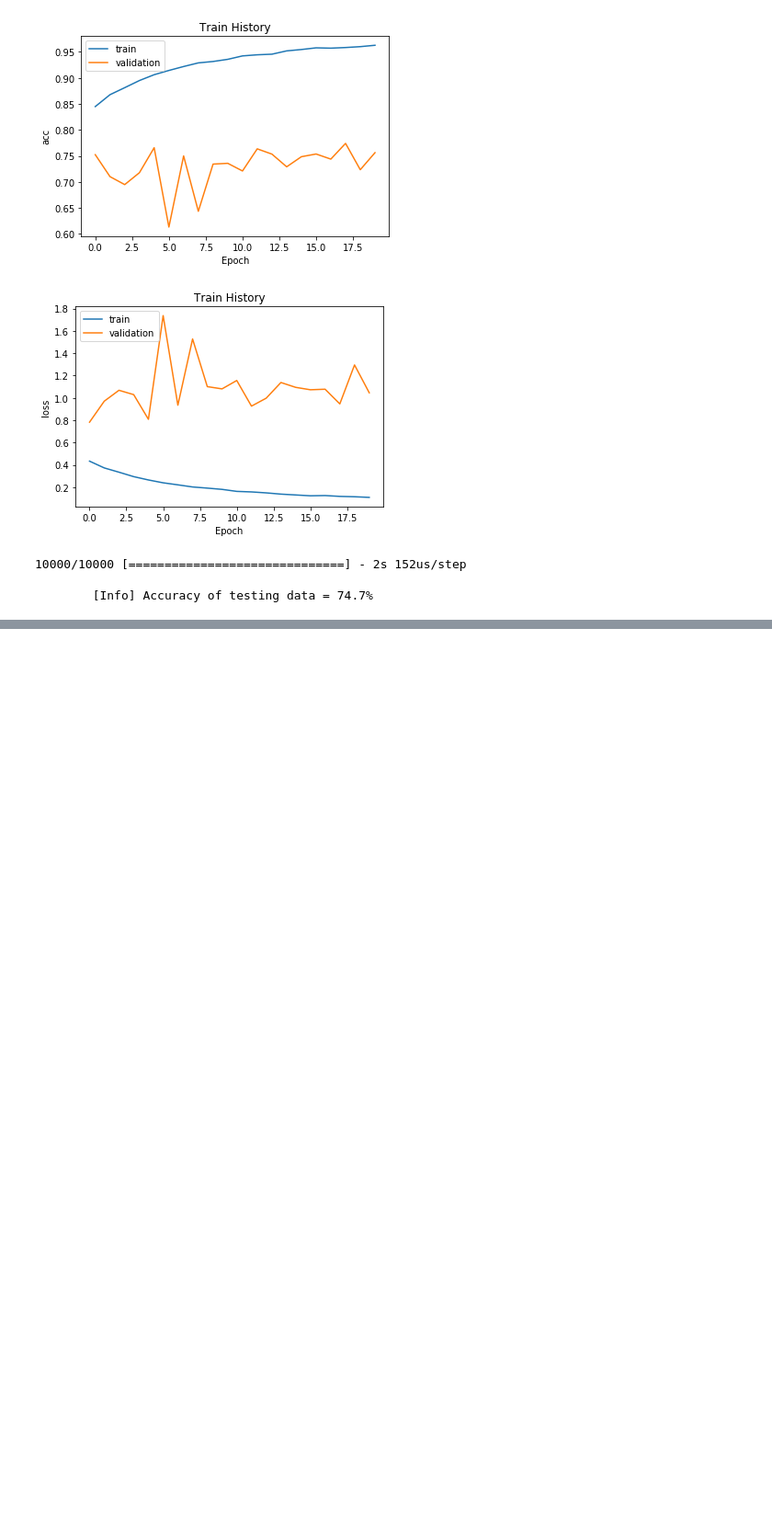
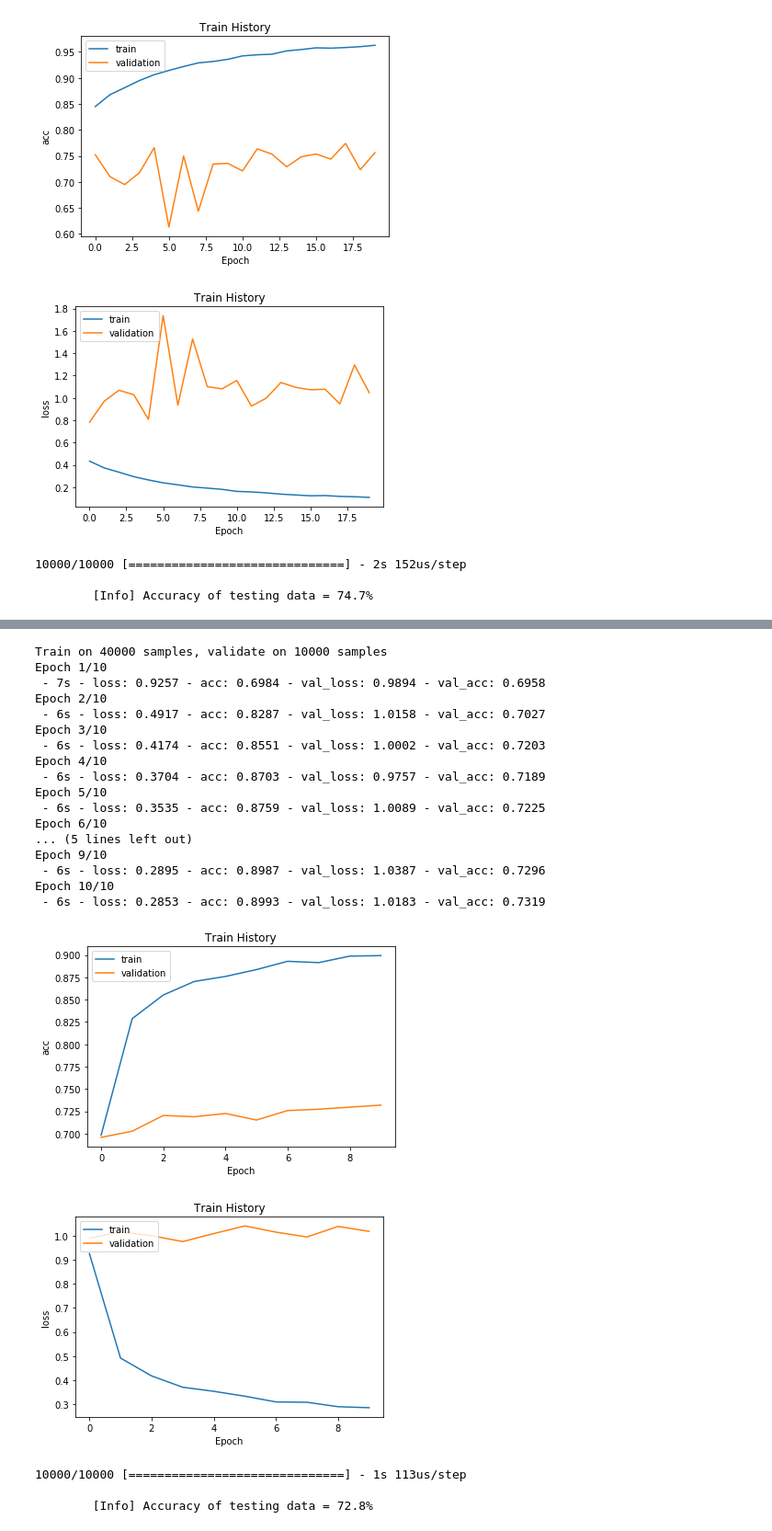
Before and after one commit to handsomekiwi/JupyterPractice, a Jupyter notebook: ML_course_HW/Y2019 HW10_1.ipynb, the cells around one changed output, grey strips where cells are left out. Shown at 92% size. Drawn from its saved outputs; the diff is of its cells as text; code cells hidden in the pictures; blank space fills up the shorter version.

```diff
--- a/ML_course_HW/Y2019 HW10_1.ipynb
+++ b/ML_course_HW/Y2019 HW10_1.ipynb
@@ -216,0 +396,34 @@ Epoch 20/20
+# %%
+from keras.optimizers import SGD
+sgd = SGD(momentum=0.9)
+model.compile(loss='categorical_crossentropy',optimizer=sgd,metrics=['accuracy'])
+
+train_history=model.fit(x=x_train_normalize, y=y_train_onehot, validation_split=0.2, epochs=10, batch_size=128,verbose=2)
+show_train_history(train_history, 'acc', 'val_acc')
+show_train_history(train_history, 'loss', 'val_loss')
+scores = model.evaluate(x_test_normalize, y_test_onehot)
+print()
+print("\t[Info] Accuracy of testing data = {:2.1f}%".format(scores[1]*100.0))
+# %% [output]
+Train on 40000 samples, validate on 10000 samples
+Epoch 1/10
+ - 7s - loss: 0.9257 - acc: 0.6984 - val_loss: 0.9894 - val_acc: 0.6958
+Epoch 2/10
+ - 6s - loss: 0.4917 - acc: 0.8287 - val_loss: 1.0158 - val_acc: 0.7027
+Epoch 3/10
+ - 6s - loss: 0.4174 - acc: 0.8551 - val_loss: 1.0002 - val_acc: 0.7203
+Epoch 4/10
+ - 6s - loss: 0.3704 - acc: 0.8703 - val_loss: 0.9757 - val_acc: 0.7189
+Epoch 5/10
+ - 6s - loss: 0.3535 - acc: 0.8759 - val_loss: 1.0089 - val_acc: 0.7225
+Epoch 6/10
+... (5 lines left out)
+Epoch 9/10
+ - 6s - loss: 0.2895 - acc: 0.8987 - val_loss: 1.0387 - val_acc: 0.7296
+Epoch 10/10
+ - 6s - loss: 0.2853 - acc: 0.8993 - val_loss: 1.0183 - val_acc: 0.7319
+[figure, added]
+[figure, added]
+10000/10000 [==============================] - 1s 113us/step
+
+        [Info] Accuracy of testing data = 72.8%
```
Also changed, not shown: parts of 7 cells of this notebook.
